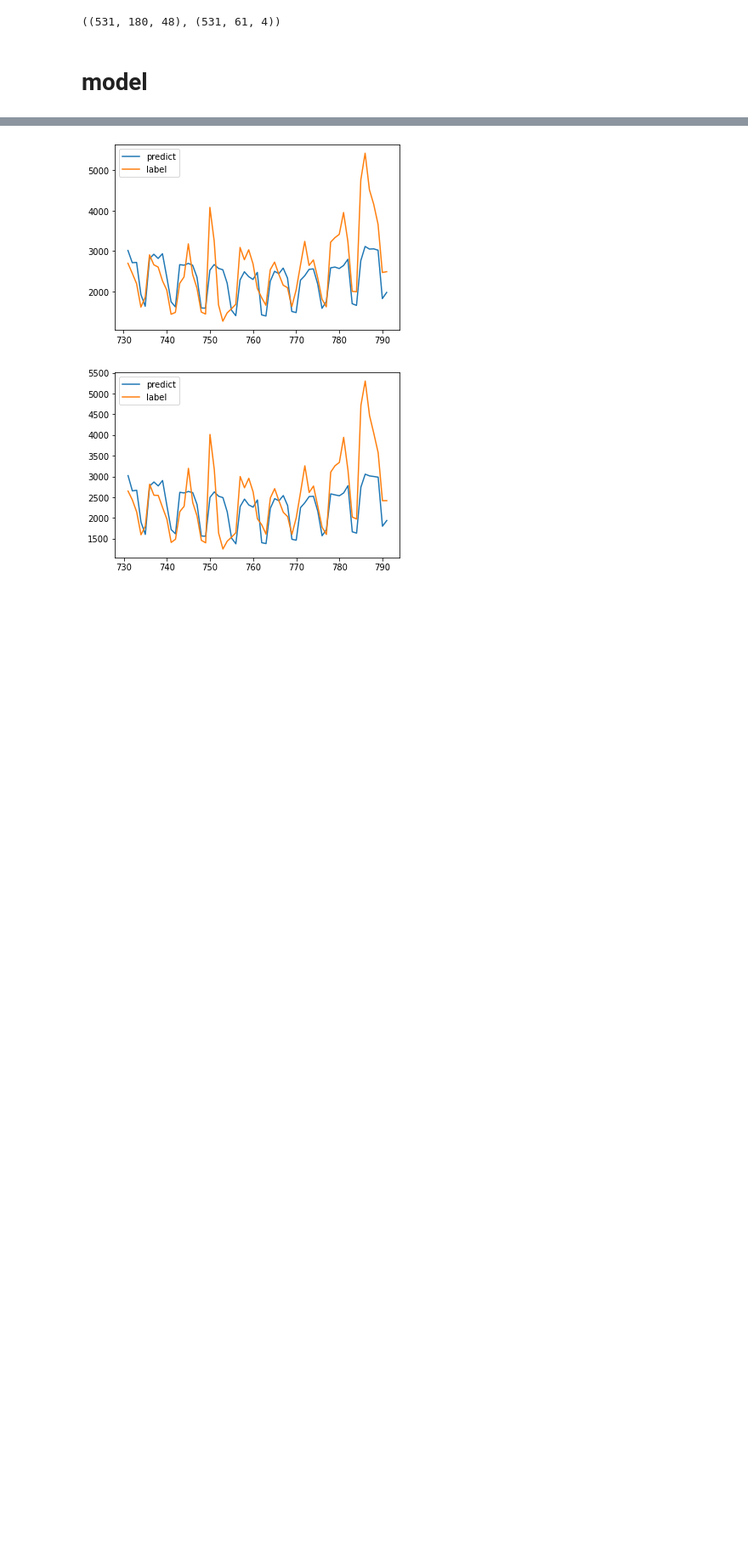
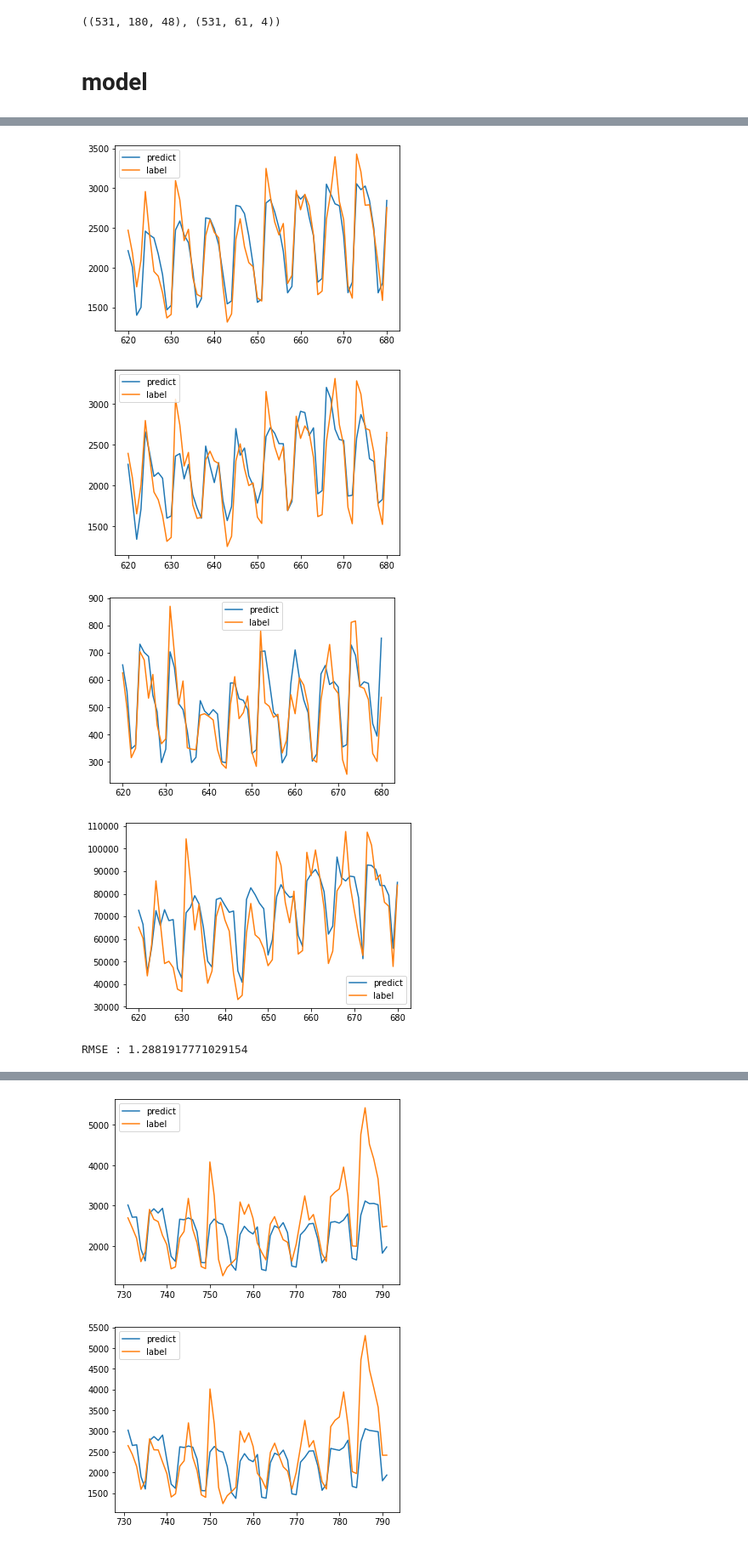
Before and after one commit to 100jy/dacon_ts_forecasting, a Jupyter notebook: 시계열_예측_3.ipynb, the cells around one changed output, grey strips where cells are left out. Shown: that part at 85% size. Saved outputs shown, nothing was run; the diff lists cells and outputs as text; code cells hidden in the pictures; blank space fills up the shorter version.

```diff
--- a/시계열_예측_3.ipynb
+++ b/시계열_예측_3.ipynb
@@ -345,0 +301,8 @@ simple.fit(num_epochs=1500, lr=1e-3, log=True, val_set=val, train_set=train_spli
+# %%
+simple.make_val_plot( train_split.iloc[600:600 + 61, 1:5], train_split[:600])
+# %% [output]
+[figure, added]
+[figure, added]
+[figure, added]
+[figure, added]
+RMSE : 1.2881917771029154
```
Also changed, not shown: parts of 11 cells of this notebook.
